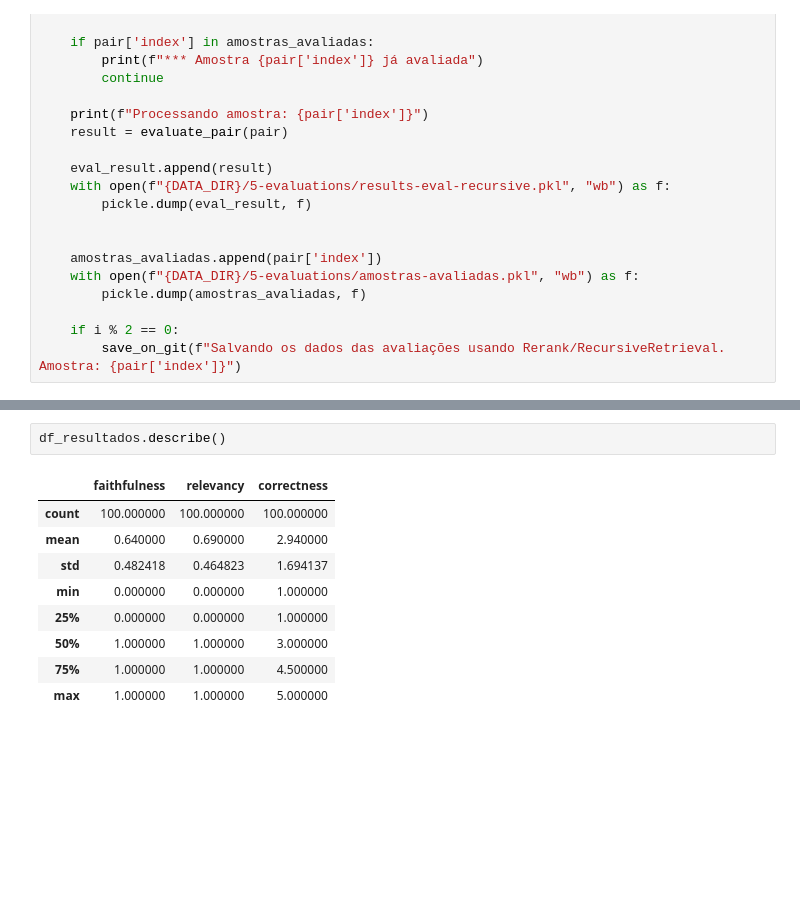
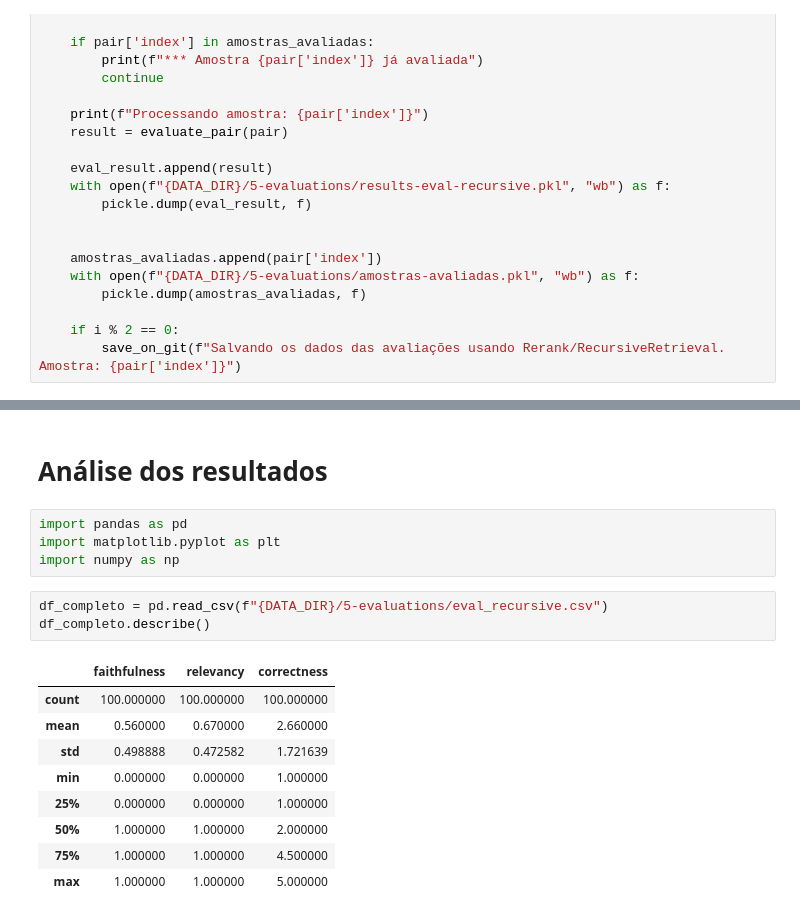
Before and after one commit to rsabilio/ia024-projeto-rag, a Jupyter notebook: 4_rag_recursive_retriever.ipynb, the cells around one changed output, grey strips where cells are left out. Cells and saved outputs as stored; diff of their text form; blank space fills up the shorter version.

Commit message:
Atualização com a seção de análise

```diff
--- a/4_rag_recursive_retriever.ipynb
+++ b/4_rag_recursive_retriever.ipynb
@@ -910,13 +820,20 @@ To https://github.com/rsabilio/ia024-projeto-rag
-# %%
-df_resultados.describe()
-# %% [output]
-|  | faithfulness | relevancy | correctness |
-| count | 100.000000 | 100.000000 | 100.000000 |
-| mean | 0.640000 | 0.690000 | 2.940000 |
-| std | 0.482418 | 0.464823 | 1.694137 |
-| min | 0.000000 | 0.000000 | 1.000000 |
-| 25% | 0.000000 | 0.000000 | 1.000000 |
-| 50% | 1.000000 | 1.000000 | 3.000000 |
-| 75% | 1.000000 | 1.000000 | 4.500000 |
-| max | 1.000000 | 1.000000 | 5.000000 |
+# %% [markdown]
+# Análise dos resultados
+# %%
+import pandas as pd
+import matplotlib.pyplot as plt
+import numpy as np
+# %%
+df_completo = pd.read_csv(f"{DATA_DIR}/5-evaluations/eval_recursive.csv")
+df_completo.describe()
+# %% [output]
+|  | faithfulness | relevancy | correctness |
+| count | 100.000000 | 100.000000 | 100.000000 |
+| mean | 0.560000 | 0.670000 | 2.660000 |
+| std | 0.498888 | 0.472582 | 1.721639 |
+| min | 0.000000 | 0.000000 | 1.000000 |
+| 25% | 0.000000 | 0.000000 | 1.000000 |
+| 50% | 1.000000 | 1.000000 | 2.000000 |
+| 75% | 1.000000 | 1.000000 | 4.500000 |
+| max | 1.000000 | 1.000000 | 5.000000 |
 # %%
```
Also changed, not shown: parts of 21 cells of this notebook.
